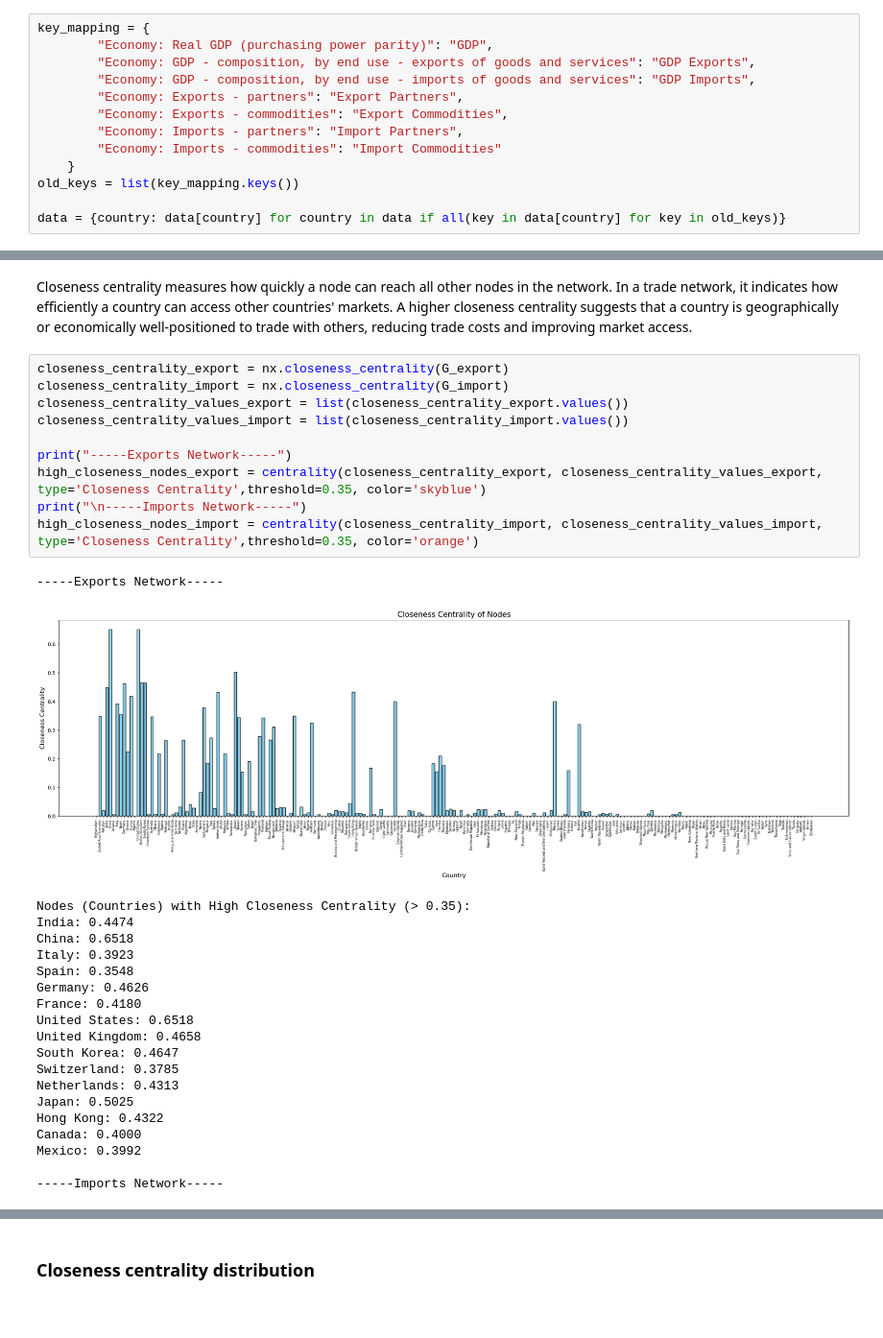
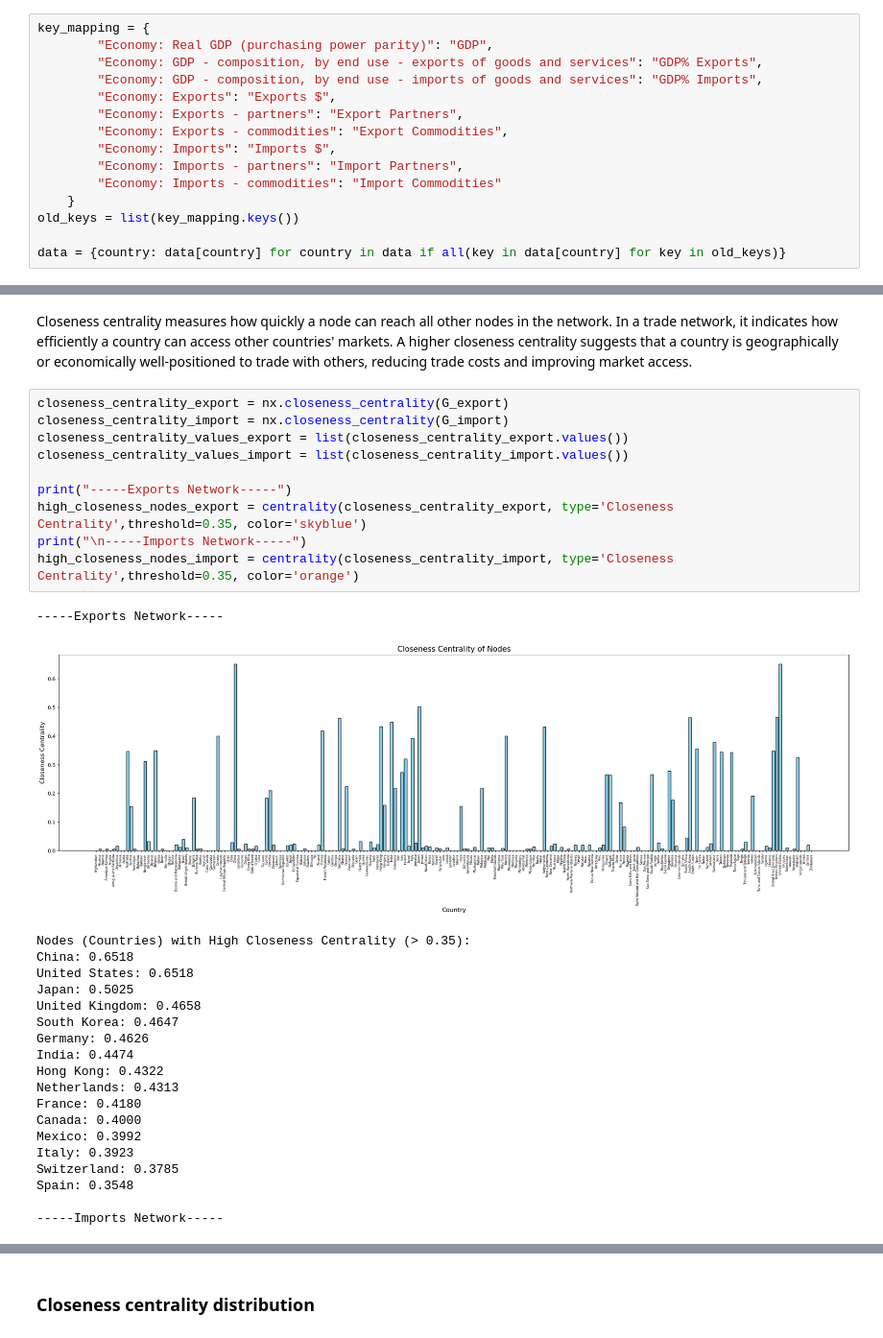
Before and after one commit to Flebio/sna_import_export, a Jupyter notebook: import_export.ipynb, the cells around one changed output, grey strips where cells are left out. Shown at 96% size. Drawn from its saved outputs; the diff is of its cells as text.

Commit message:
attributes+graphs

```diff
--- a/import_export.ipynb
+++ b/import_export.ipynb
@@ -250,10 +283,12 @@ def deg_cor(G, color='skyblue'):
 # %%
 key_mapping = {
         "Economy: Real GDP (purchasing power parity)": "GDP",
-        "Economy: GDP - composition, by end use - exports of goods and services": "GDP Exports",
-        "Economy: GDP - composition, by end use - imports of goods and services": "GDP Imports",
+        "Economy: GDP - composition, by end use - exports of goods and services": "GDP% Exports",
+        "Economy: GDP - composition, by end use - imports of goods and services": "GDP% Imports",
+        "Economy: Exports": "Exports $",
         "Economy: Exports - partners": "Export Partners",
         "Economy: Exports - commodities": "Export Commodities",
+        "Economy: Imports": "Imports $",
         "Economy: Imports - partners": "Import Partners",
         "Economy: Imports - commodities": "Import Commodities"
     }
@@ -715,31 +750,31 @@ Closeness centrality measures how quickly a node can reach all other nodes in th
 # %%
 closeness_centrality_export = nx.closeness_centrality(G_export)
 closeness_centrality_import = nx.closeness_centrality(G_import)
 closeness_centrality_values_export = list(closeness_centrality_export.values())
 closeness_centrality_values_import = list(closeness_centrality_import.values())
 
 print("-----Exports Network-----")
-high_closeness_nodes_export = centrality(closeness_centrality_export, closeness_centrality_values_export, type='Closeness Centrality',threshold=0.35, color='skyblue')
+high_closeness_nodes_export = centrality(closeness_centrality_export, type='Closeness Centrality',threshold=0.35, color='skyblue')
 print("\n-----Imports Network-----")
-high_closeness_nodes_import = centrality(closeness_centrality_import, closeness_centrality_values_import, type='Closeness Centrality',threshold=0.35, color='orange')
+high_closeness_nodes_import = centrality(closeness_centrality_import, type='Closeness Centrality',threshold=0.35, color='orange')
 # %% [output]
 -----Exports Network-----
-[figure, old version]
+[figure, new version]
 Nodes (Countries) with High Closeness Centrality (> 0.35):
-India: 0.4474
 China: 0.6518
-Italy: 0.3923
-Spain: 0.3548
-Germany: 0.4626
-France: 0.4180
 United States: 0.6518
+Japan: 0.5025
 United Kingdom: 0.4658
 South Korea: 0.4647
-Switzerland: 0.3785
+Germany: 0.4626
+India: 0.4474
+Hong Kong: 0.4322
 Netherlands: 0.4313
-Japan: 0.5025
-Hong Kong: 0.4322
+France: 0.4180
 Canada: 0.4000
 Mexico: 0.3992
+Italy: 0.3923
+Switzerland: 0.3785
+Spain: 0.3548
 
 -----Imports Network-----
```
Also changed, not shown: parts of 23 cells of this notebook, 1 other file.
